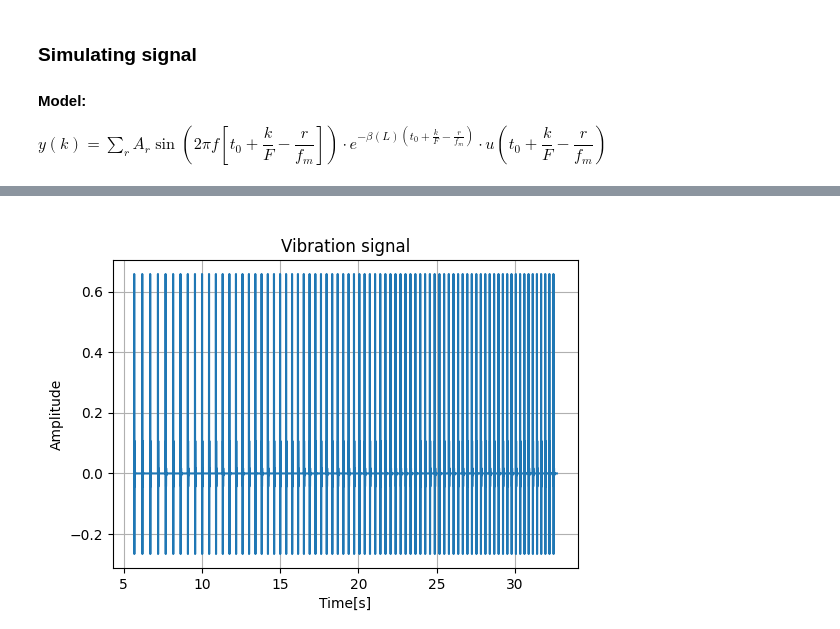
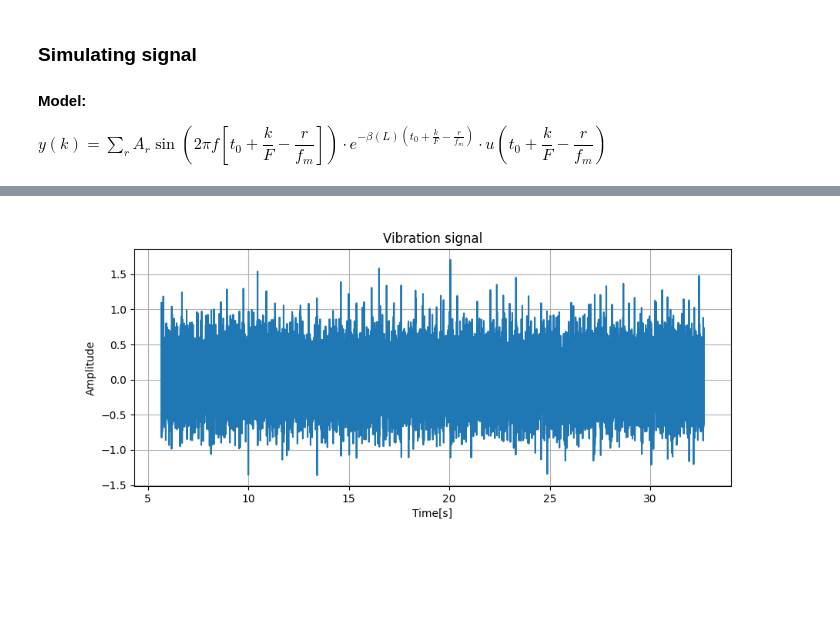
Before and after one commit to androdl96/FlatWheels, a Jupyter notebook: sim_model_programming.ipynb, the cells around one changed output, grey strips where cells are left out. Drawn from its saved outputs; the diff is of its cells as text; code cells hidden in the pictures; blank space fills up the shorter version.

```diff
--- a/sim_model_programming.ipynb
+++ b/sim_model_programming.ipynb
@@ -73,20 +66,22 @@ def conditional_exp(t, b):
 # %%
 Sx_var=np.zeros((N,))
 
 for t_i in range(len(t_impact)):
     time_diff=t[0]+n/fs-t_impact[t_i]
-    #Sx_var+=Ar*np.sin(2*np.pi*f*(t[0]+n/fs-t_impact[r]))*np.exp(-b*(t[0]+n/fs-t_impact[r]))*np.heaviside(t[0]+n/fs-t_impact[r], 1)
     Sx_var+=Ar*np.sin(2*np.pi*f*(time_diff))*conditional_exp(time_diff, b)*np.heaviside(time_diff, 1)
 
+desired_noise_power = 1e-1
+#Sx_var=Sx_var-np.mean(Sx_var)
+Sx_var=Sx_var + np.random.normal(loc=0.0, scale=np.sqrt(desired_noise_power), size=Sx_var.shape)
 
 plt.close('all')
 %matplotlib widget
-plt.figure(figsize=(6,4))
+plt.figure(figsize=(10, 4))
 plt.plot(t,Sx_var)
 plt.grid(True)
 plt.title('Vibration signal')
 plt.xlabel('Time[s]')
 plt.ylabel('Amplitude')
 plt.show()
 # %% [output]
-[figure, old version]
+[figure, new version]
```
Also changed, not shown: parts of 7 cells of this notebook.
